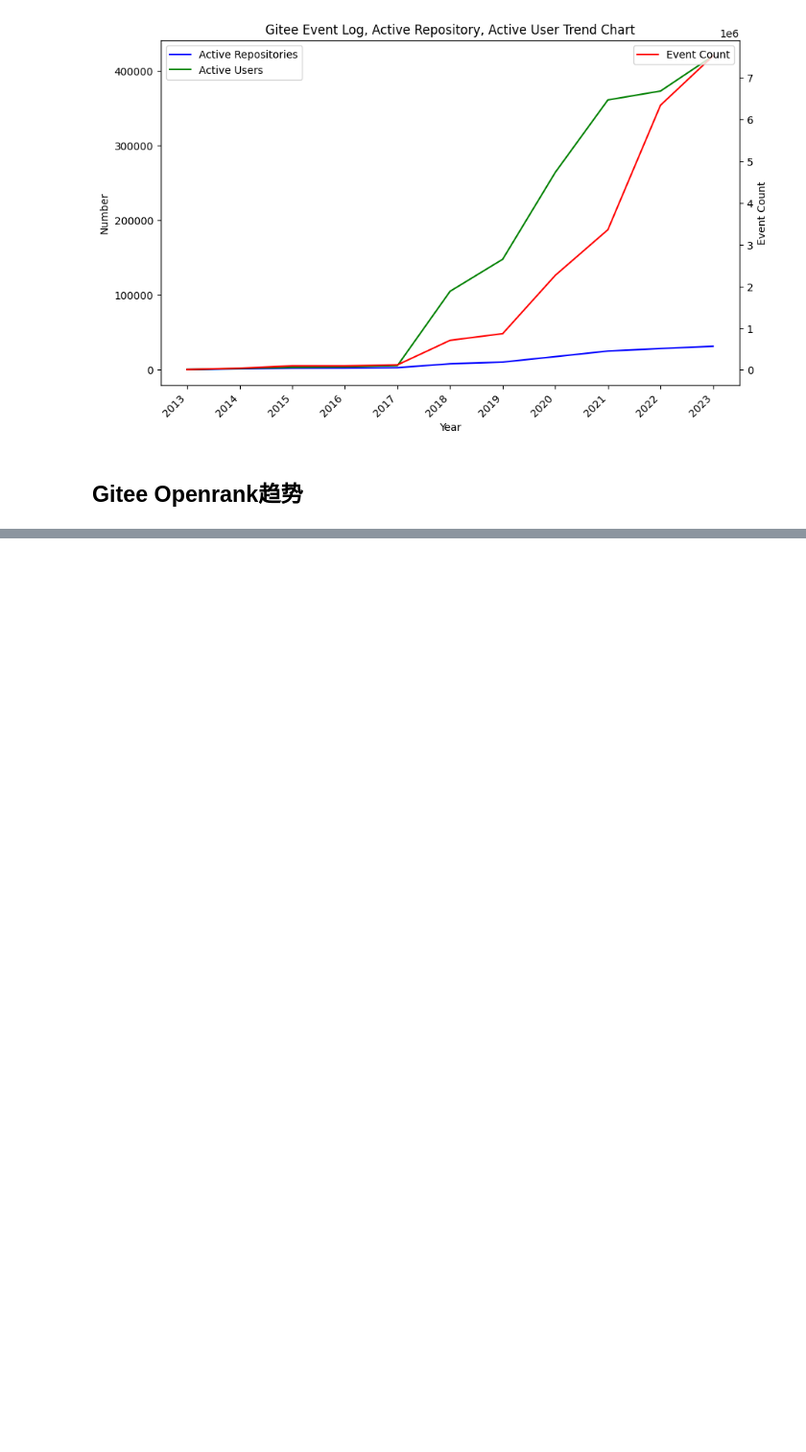
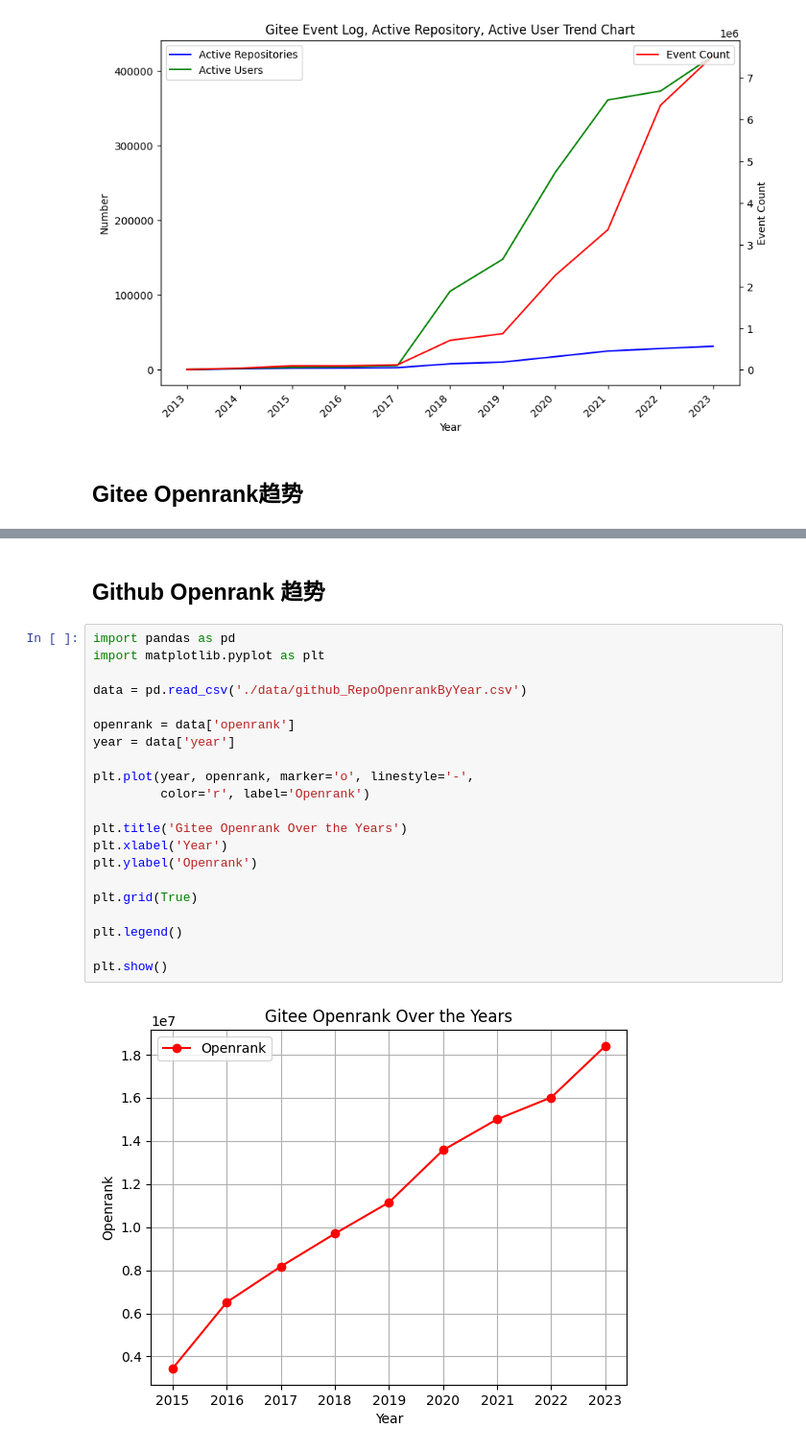
Before and after one commit to andyhuang18/OpenSourceDataInsight, a Jupyter notebook: insight.ipynb, the cells around one changed output, grey strips where cells are left out. Shown at 96% size. Cells and saved outputs as stored; diff of their text form; blank space fills up the shorter version.

Commit message:
upload data and update notebook

```diff
--- a/insight.ipynb
+++ b/insight.ipynb
@@ -69,0 +70,25 @@ plt.show()
+# %% [markdown]
+## Github Openrank 趋势
+# %%
+import pandas as pd
+import matplotlib.pyplot as plt
+
+data = pd.read_csv('./data/github_RepoOpenrankByYear.csv')
+
+openrank = data['openrank']
+year = data['year']
+
+plt.plot(year, openrank, marker='o', linestyle='-',
+         color='r', label='Openrank')
+
+plt.title('Gitee Openrank Over the Years')
+plt.xlabel('Year')
+plt.ylabel('Openrank')
+
+plt.grid(True)
+
+plt.legend()
+
+plt.show()
+# %% [output]
+[figure, added]
```
Also changed, not shown: parts of 12 cells of this notebook, 5 other files.
